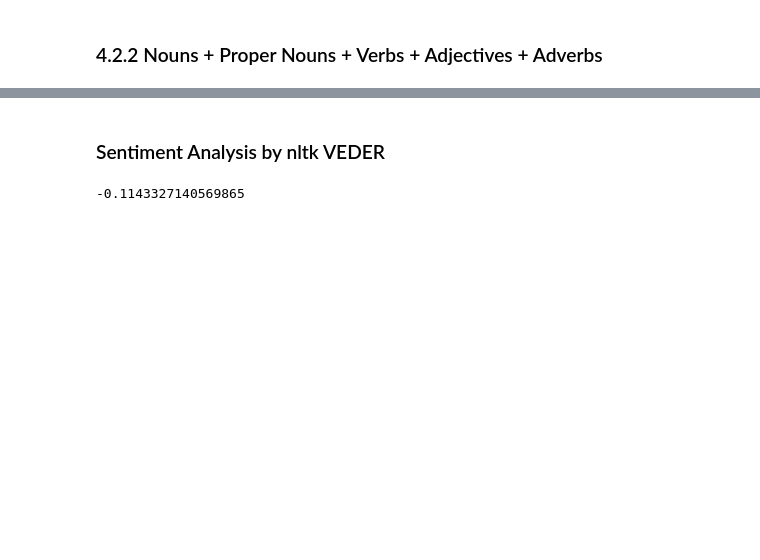
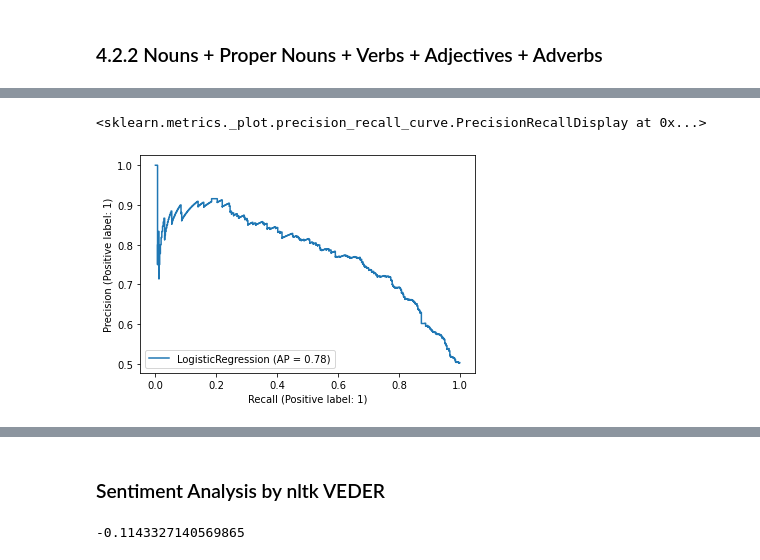
Before and after one commit to martinaviggiano/textsent_project, a Jupyter notebook: Hate Speech Detection Models-.ipynb, the cells around one changed output, grey strips where cells are left out. Cells and saved outputs as stored; diff of their text form; code cells hidden in the pictures; blank space fills up the shorter version.

```diff
--- a/Hate Speech Detection Models-.ipynb
+++ b/Hate Speech Detection Models-.ipynb
@@ -1499,0 +1480,5 @@ PROPN_VERB_ADJ_ADV
+# %%
+plot_precision_recall_curve(log_fit_n, X_test, y_test)
+# %% [output]
+<sklearn.metrics._plot.precision_recall_curve.PrecisionRecallDisplay at 0x...>
+[figure, added]
```
Also changed, not shown: parts of 25 cells of this notebook.
